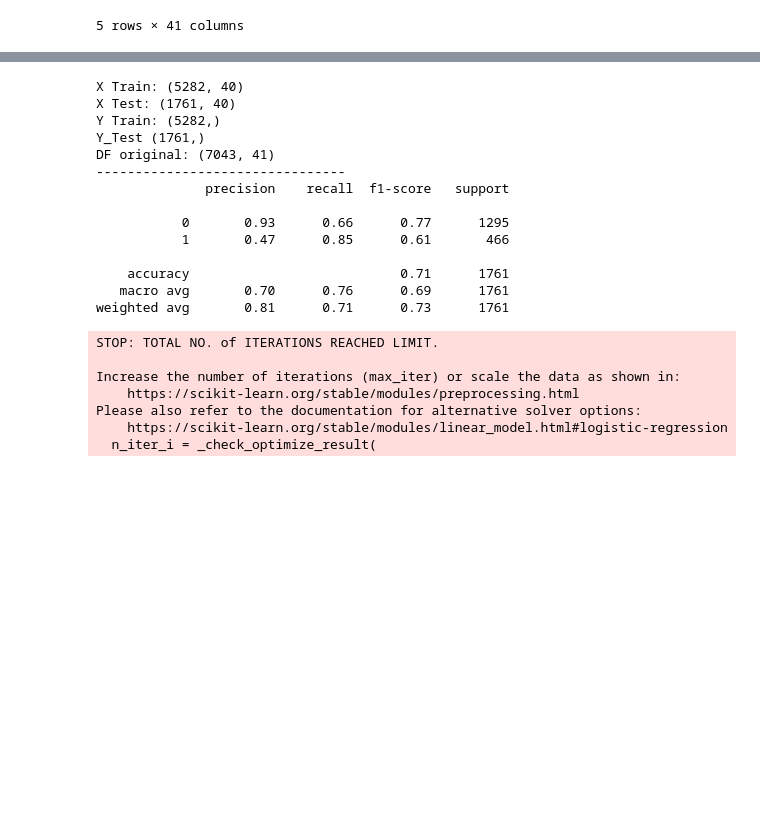
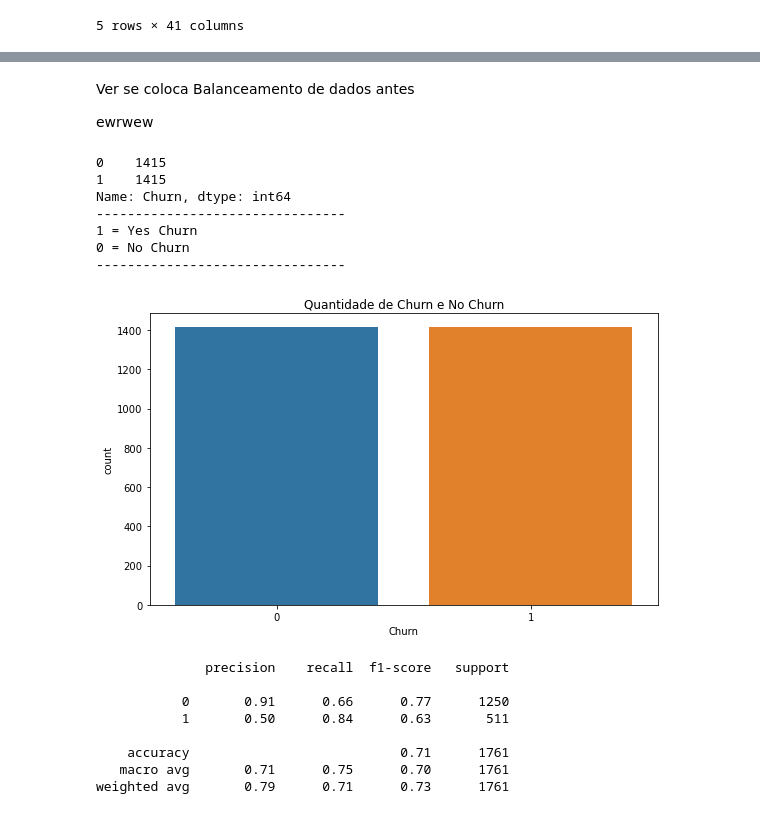
Before and after one commit to villani31/Churn_Predicition, a Jupyter notebook: Projeto_Churn-Predicition.ipynb, the cells around one changed output, grey strips where cells are left out. Drawn from its saved outputs; the diff is of its cells as text; code cells hidden in the pictures; blank space fills up the shorter version.

```diff
--- a/Projeto_Churn-Predicition.ipynb
+++ b/Projeto_Churn-Predicition.ipynb
@@ -339,21 +389,39 @@ df_trat.head()
+# %% [markdown]
+Ver se coloca Balanceamento de dados antes
+
+ewrwew
+# %%
+# classificacao de classes desabalanceadas
+from imblearn.under_sampling import RandomUnderSampler
+
+# tecnica para balanceamento de dados under-sampling
+rus = RandomUnderSampler()
+X_rus, y_rus = rus.fit_resample(X_train, y_train)
+
+# ver o balanceamento do Churn
+print(pd.Series(y_rus).value_counts())
+print('--------------------------------')
+print('1 = Yes Churn')
+print('0 = No Churn')
+print('--------------------------------')
+
+# plotar a nova distribuicao do Churn
+fig, ax = plt.subplots(figsize=(8,5))
+sns.countplot(y_rus)
+ax.set_title('Quantidade de Churn e No Churn')
+plt.tight_layout()
+# %% [output]
+0    1415
+1    1415
+Name: Churn, dtype: int64
+--------------------------------
+1 = Yes Churn
+0 = No Churn
+--------------------------------
+[figure, added]
 # %%
-from sklearn.model_selection import train_test_split
-from sklearn.preprocessing import StandardScaler
-from sklearn.metrics import classification_report
-from sklearn.metrics import confusion_matrix
-from sklearn.linear_model import LogisticRegression
-from sklearn.model_selection import cross_val_score
-from sklearn import metrics
-
 # instanciar modelo
 model = LogisticRegression()
-
-# Definindo os valores de x e y
-X = df_trat.drop('Churn', axis=1)
-y = df_trat['Churn']
-
-# Dividindo os dados entre treino e teste
-X_train, X_test, y_train, y_test = train_test_split(X,y)
 
 # padronizar os dados de treino
 scaler = StandardScaler().fit(X_train)
@@ -367,36 +435,17 @@ model.fit(X_train, y_train)
 X_test = scaler.transform(X_test)
 y_pred = model.predict(X_test)
 
-print('X Train:', X_train.shape)
-print('X Test:', X_test.shape)
-print('Y Train:', y_train.shape)
-print('Y_Test', y_test.shape)
-print('DF original:', df_trat.shape)
-print('--------------------------------')
 # imprimir relatorio
 print(classification_report(y_test,y_pred))
 # %% [output]
-X Train: (5282, 40)
-X Test: (1761, 40)
-Y Train: (5282,)
-Y_Test (1761,)
-DF original: (7043, 41)
---------------------------------
               precision    recall  f1-score   support
 
-           0       0.93      0.66      0.77      1295
-           1       0.47      0.85      0.61       466
+           0       0.91      0.66      0.77      1250
+           1       0.50      0.84      0.63       511
 
     accuracy                           0.71      1761
-   macro avg       0.70      0.76      0.69      1761
-weighted avg       0.81      0.71      0.73      1761
+   macro avg       0.71      0.75      0.70      1761
+weighted avg       0.79      0.71      0.73      1761
-STOP: TOTAL NO. of ITERATIONS REACHED LIMIT.
-
-Increase the number of iterations (max_iter) or scale the data as shown in:
-    https://scikit-learn.org/stable/modules/preprocessing.html
-Please also refer to the documentation for alternative solver options:
-    https://scikit-learn.org/stable/modules/linear_model.html#logistic-regression
-  n_iter_i = _check_optimize_result(
 # %%
 # Cross-validation
 scores = cross_val_score(model, X_train_transformed, y_train, cv=5)
```
Also changed, not shown: parts of 11 cells of this notebook.
